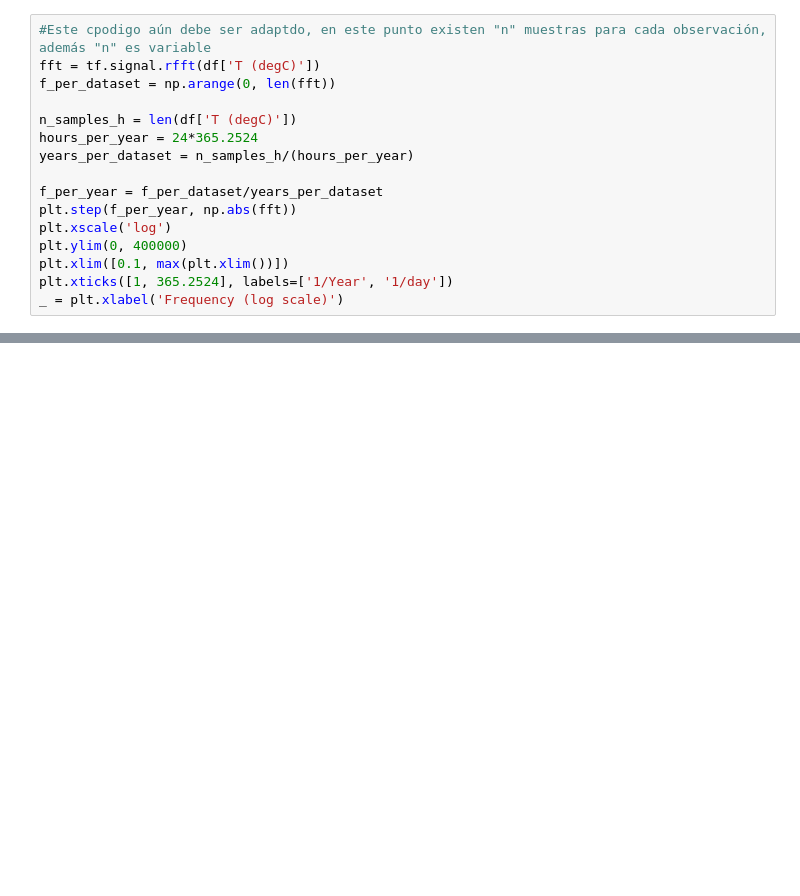
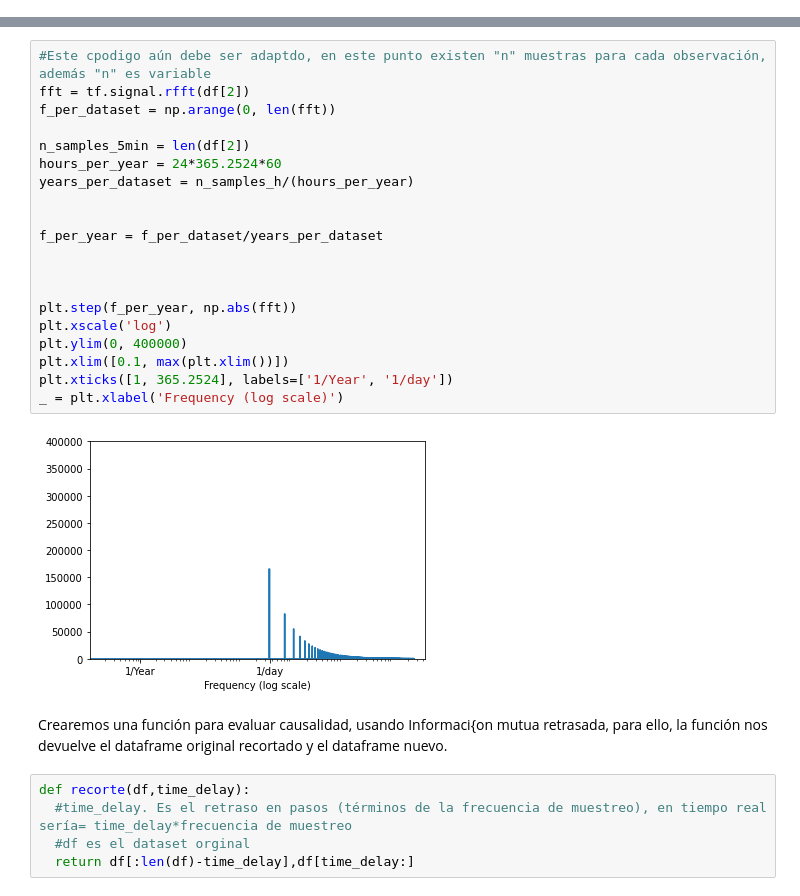
Before and after one commit to georgesteve/Research-Assitant-ML-ROJ, a Jupyter notebook: Semana_5.ipynb, the cells around one changed output, grey strips where cells are left out. Cells and saved outputs as stored; diff of their text form; blank space fills up the shorter version.

```diff
--- a/Semana_5.ipynb
+++ b/Semana_5.ipynb
@@ -203,16 +2,0 @@ Si no lo sabía, puede determinar qué frecuencias son importantes usando un fft
-# %%
-#Este cpodigo aún debe ser adaptdo, en este punto existen "n" muestras para cada observación, además "n" es variable
-fft = tf.signal.rfft(df['T (degC)'])
-f_per_dataset = np.arange(0, len(fft))
-
-n_samples_h = len(df['T (degC)'])
-hours_per_year = 24*365.2524
-years_per_dataset = n_samples_h/(hours_per_year)
-
-f_per_year = f_per_dataset/years_per_dataset
-plt.step(f_per_year, np.abs(fft))
-plt.xscale('log')
-plt.ylim(0, 400000)
-plt.xlim([0.1, max(plt.xlim())])
-plt.xticks([1, 365.2524], labels=['1/Year', '1/day'])
-_ = plt.xlabel('Frequency (log scale)')
@@ -266,0 +97,29 @@ print(S4.size)
+# %%
+#Este cpodigo aún debe ser adaptdo, en este punto existen "n" muestras para cada observación, además "n" es variable
+fft = tf.signal.rfft(df[2])
+f_per_dataset = np.arange(0, len(fft))
+
+n_samples_5min = len(df[2])
+hours_per_year = 24*365.2524*60
+years_per_dataset = n_samples_h/(hours_per_year)
+
+
+f_per_year = f_per_dataset/years_per_dataset
+
+
+
+plt.step(f_per_year, np.abs(fft))
+plt.xscale('log')
+plt.ylim(0, 400000)
+plt.xlim([0.1, max(plt.xlim())])
+plt.xticks([1, 365.2524], labels=['1/Year', '1/day'])
+_ = plt.xlabel('Frequency (log scale)')
+# %% [output]
+[figure, added]
+# %% [markdown]
+Crearemos una función para evaluar causalidad, usando Informaci{on mutua retrasada, para ello, la función nos devuelve el dataframe original recortado y el dataframe nuevo.
+# %%
+def recorte(df,time_delay):
+  #time_delay. Es el retraso en pasos (términos de la frecuencia de muestreo), en tiempo real sería= time_delay*frecuencia de muestreo
+  #df es el dataset orginal
+  return df[:len(df)-time_delay],df[time_delay:]
```
Also changed, not shown: parts of 50 cells of this notebook.
